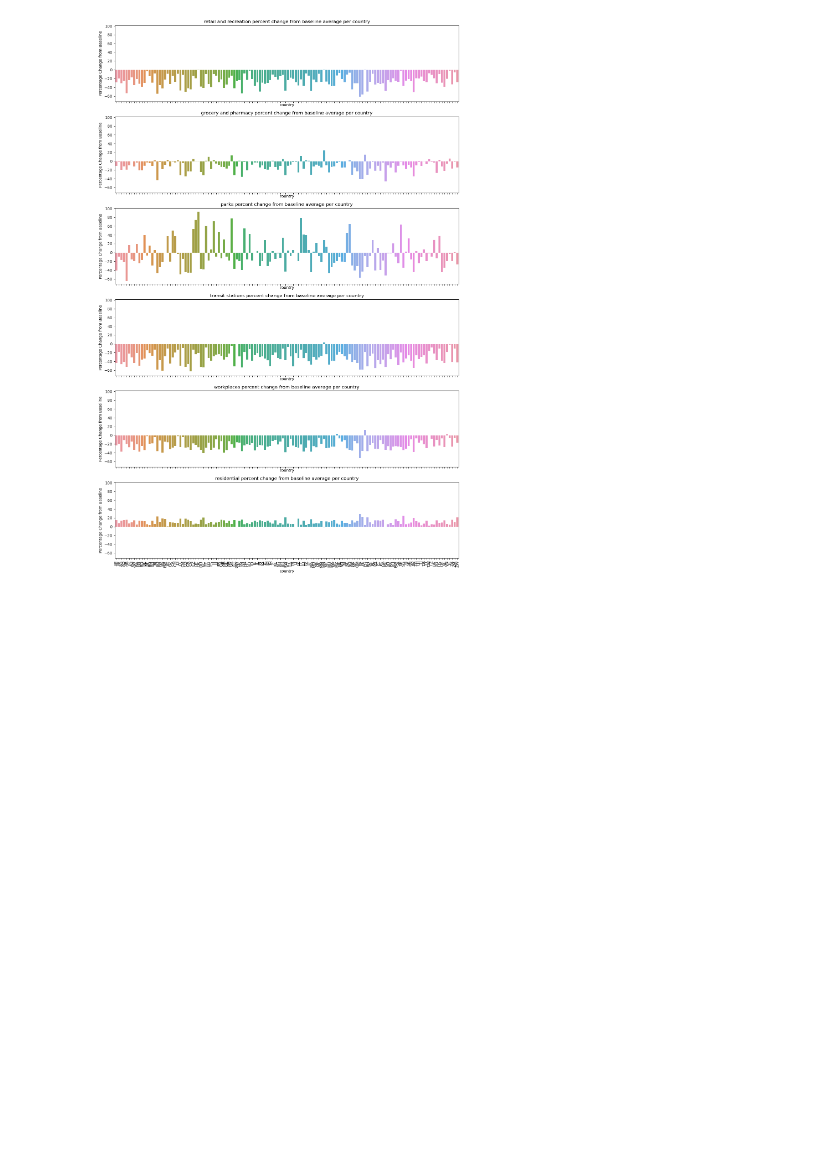
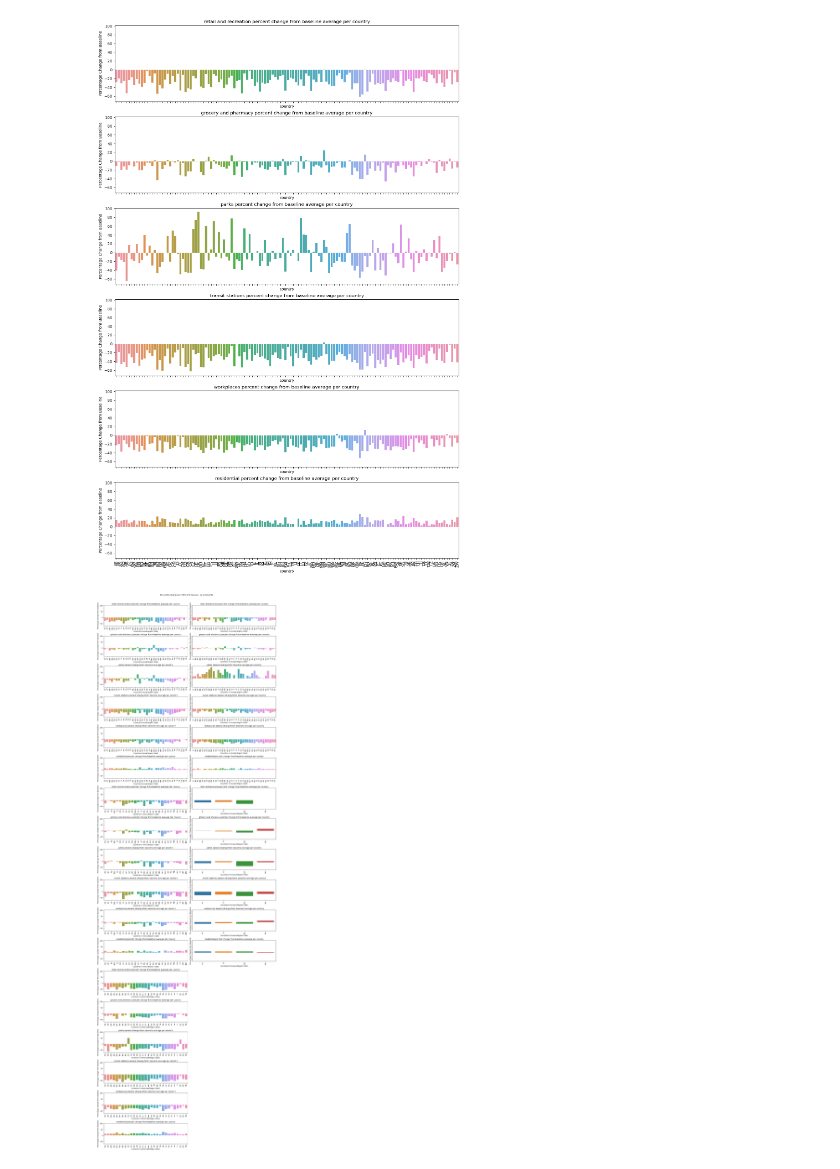
Before and after one commit to epfl-ada/ada-2023-project-bobeast, a Jupyter notebook: Milestone_P2.ipynb, the cells around one changed output. Saved outputs shown, nothing was run; the diff lists cells and outputs as text; code cells hidden in the pictures; blank space fills up the shorter version.

```diff
--- a/Milestone_P2.ipynb
+++ b/Milestone_P2.ipynb
@@ -304,0 +398,20 @@ global_agg
+# %%
+continents_column = []
+global_agg_copy = global_agg.copy()
+
+for i in range(len(global_agg_copy.index)) :
+    current_code = global_agg_copy.index[i]
+    found_region = 0
+    for df in dfsContinents :
+        if current_code in df['alpha-2'].values :
+            found_region = df.iloc[0]['region']
+
+    continents_column.append(found_region)
+
+global_agg_copy['continents'] = continents_column
+
+
+dfsGlobal_agg = []
+for continent in continents :
+    dfsGlobal_agg.append(global_agg_copy[global_agg_copy['continents'] == continent].copy())
+dfsGlobal_agg[0]
@@ -317,3 +464,28 @@ for i, col in enumerate(global_agg.columns):
 plt.show()
 # %% [output]
 [figure]
+# %%
+fig, axs= plt.subplots(18,2,sharey=True,sharex=False,figsize=(16,50))
+og_columns = global_agg.columns
+for j in range(len(dfsGlobal_agg)) :
+    df = dfsGlobal_agg[j]
+    for i, col in enumerate(og_columns):
+        ax=axs[(j//2)*6 + i,j%2]
+        sns.barplot(y=df[col],x=df.index,ax=ax)
+        ax.set_xlabel('Countries in ' + continents[j] + '(Region Code)')
+        ax.set_ylabel('Percentage Change from Baseline')
+        ax.set_xticklabels(df.index, rotation=90)
+        ax.set_title(str(col).replace('_'," ") + ' average per country')
+
+for i in range (6) :
+    axs[12 + i, 1].set_visible(False)
+
+plt.tight_layout()
+
+# Fine-tune layout to create more space at the top
+plt.subplots_adjust(top=0.96)
+
+plt.suptitle('Percentile Changes in Different Domains, by Continents')
+plt.show()
+# %% [output]
+[figure, added]
```
Also changed, not shown: parts of 24 cells of this notebook, 1 other file.
